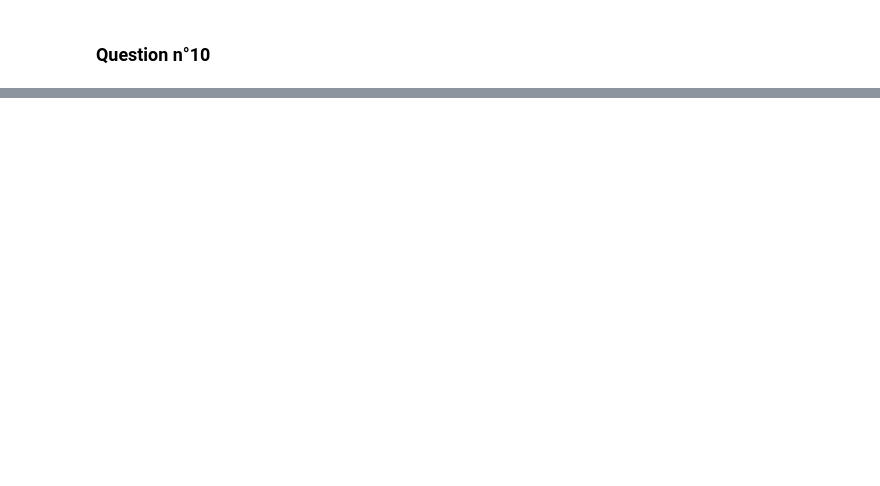
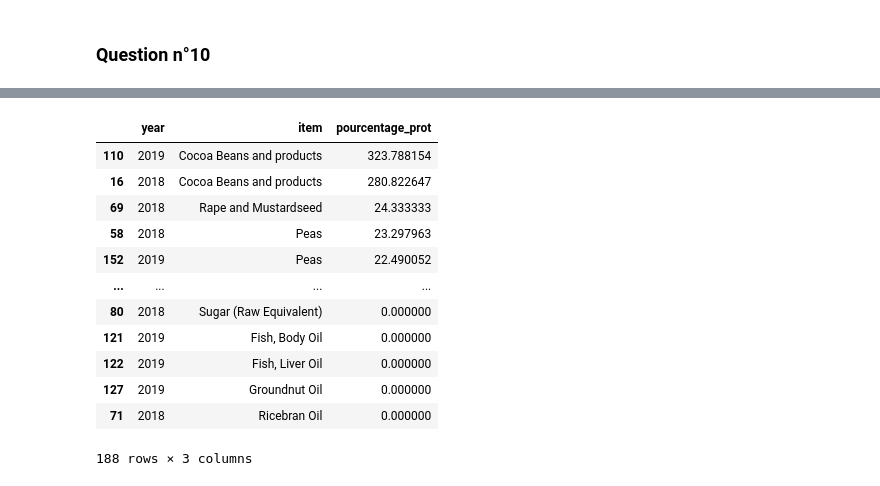
Before and after one commit to StevenDelval/PremierPasPandas, a Jupyter notebook: PremierPasPandas.ipynb, the cells around one changed output, grey strips where cells are left out. Saved outputs shown, nothing was run; the diff lists cells and outputs as text; code cells hidden in the pictures; blank space fills up the shorter version.

```diff
--- a/PremierPasPandas.ipynb
+++ b/PremierPasPandas.ipynb
@@ -649,0 +684,20 @@ df_ratio
+# %%
+df_protein_items = df_protein[df_protein["pourcentage_prot"].notna()]
+
+df_protein_items = df_protein_items[["year","item","pourcentage_prot"]]
+df_protein_items = df_protein_items.groupby(["year","item"])["pourcentage_prot"].mean().reset_index()
+df_protein_items.sort_values("pourcentage_prot",ascending=False)
+# %% [output]
+|  | year | item | pourcentage_prot |
+| 110 | 2019 | Cocoa Beans and products | 323.788154 |
+| 16 | 2018 | Cocoa Beans and products | 280.822647 |
+| 69 | 2018 | Rape and Mustardseed | 24.333333 |
+| 58 | 2018 | Peas | 23.297963 |
+| 152 | 2019 | Peas | 22.490052 |
+| ... | ... | ... | ... |
+| 80 | 2018 | Sugar (Raw Equivalent) | 0.000000 |
+| 121 | 2019 | Fish, Body Oil | 0.000000 |
+| 122 | 2019 | Fish, Liver Oil | 0.000000 |
+| 127 | 2019 | Groundnut Oil | 0.000000 |
+| 71 | 2018 | Ricebran Oil | 0.000000 |
+188 rows × 3 columns
```
Also changed, not shown: parts of 4 cells of this notebook.
